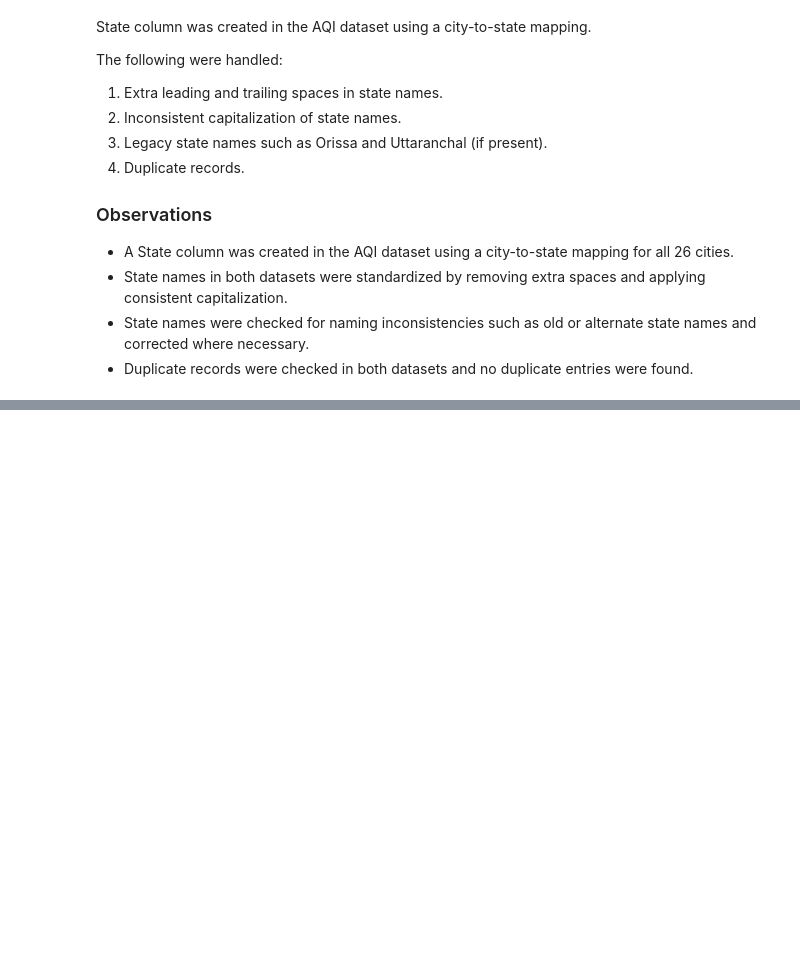
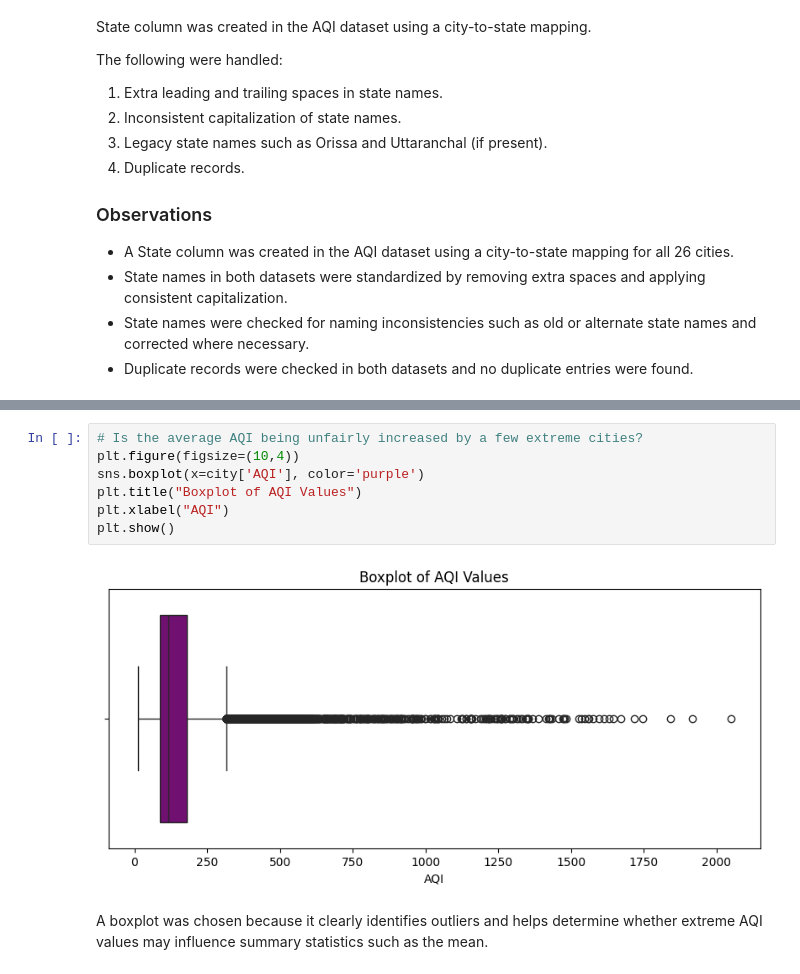
Before and after one commit to an2sh4a/ML-Lab-2547262, a Jupyter notebook: Lab-1/lab-1.ipynb, the cells around one changed output, grey strips where cells are left out. Saved outputs shown, nothing was run; the diff lists cells and outputs as text; blank space fills up the shorter version.

```diff
--- a/Lab-1/lab-1.ipynb
+++ b/Lab-1/lab-1.ipynb
@@ -431,0 +460,11 @@ The following were handled:
+# %%
+# Is the average AQI being unfairly increased by a few extreme cities?
+plt.figure(figsize=(10,4))
+sns.boxplot(x=city['AQI'], color='purple')
+plt.title("Boxplot of AQI Values")
+plt.xlabel("AQI")
+plt.show()
+# %% [output]
+[figure, added]
+# %% [markdown]
+A boxplot was chosen because it clearly identifies outliers and helps determine whether extreme AQI values may influence summary statistics such as the mean.
```
Also changed, not shown: parts of 9 cells of this notebook.
